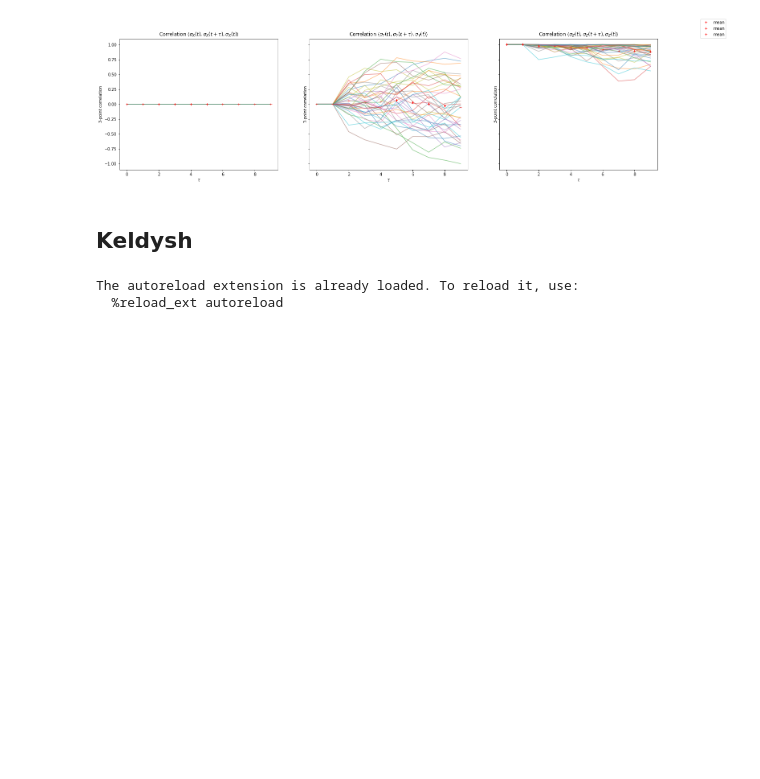
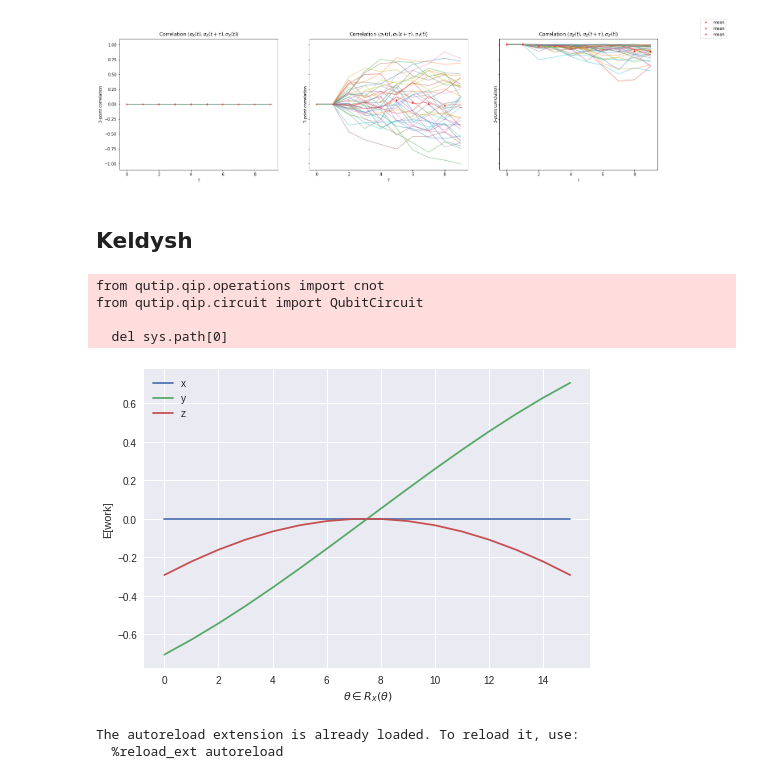
Before and after one commit to farice/SpectatorQubits, a Jupyter notebook: keldysh.ipynb, the cells around one changed output. Cells and saved outputs as stored; diff of their text form; code cells hidden in the pictures; blank space fills up the shorter version.

```diff
--- a/keldysh.ipynb
+++ b/keldysh.ipynb
@@ -144,6 +141,37 @@ import altair as alt
 import pandas as pd
 
 from qutip import *
+# %%
+from matplotlib import pyplot as plt
+
+thetas = np.linspace(-np.pi/4, np.pi/4, 16)
+state0 = basis(2, 0)
+
+# This function is special. We couldn't find this closed form without KQPD because |0><0| does not commute with sigmay()
+
+trs = {
+    'x': (sigmax(), []),
+    'y': (sigmay(), []),
+    'z': (sigmaz(), [])
+}
+for s in trs:
+    for theta in thetas:
+        w = (rx(theta) * trs[s][0] * rx(theta).dag() - trs[s][0])
+        trs[s][1].append((w * (state0) * state0.dag()).tr())
+
+for s in trs:
+    plt.plot(trs[s][1], label=s)
+
+plt.ylabel("E[work]")
+plt.xlabel(r"$\theta \in R_x(\theta)$")
+plt.legend()
+plt.show()
+# %% [output]
+from qutip.qip.operations import cnot
+from qutip.qip.circuit import QubitCircuit
+
+  del sys.path[0]
+[figure, added]
 # %%
 %matplotlib inline
 %load_ext autoreload
```
Also changed, not shown: parts of 9 cells of this notebook, 2 other files.
